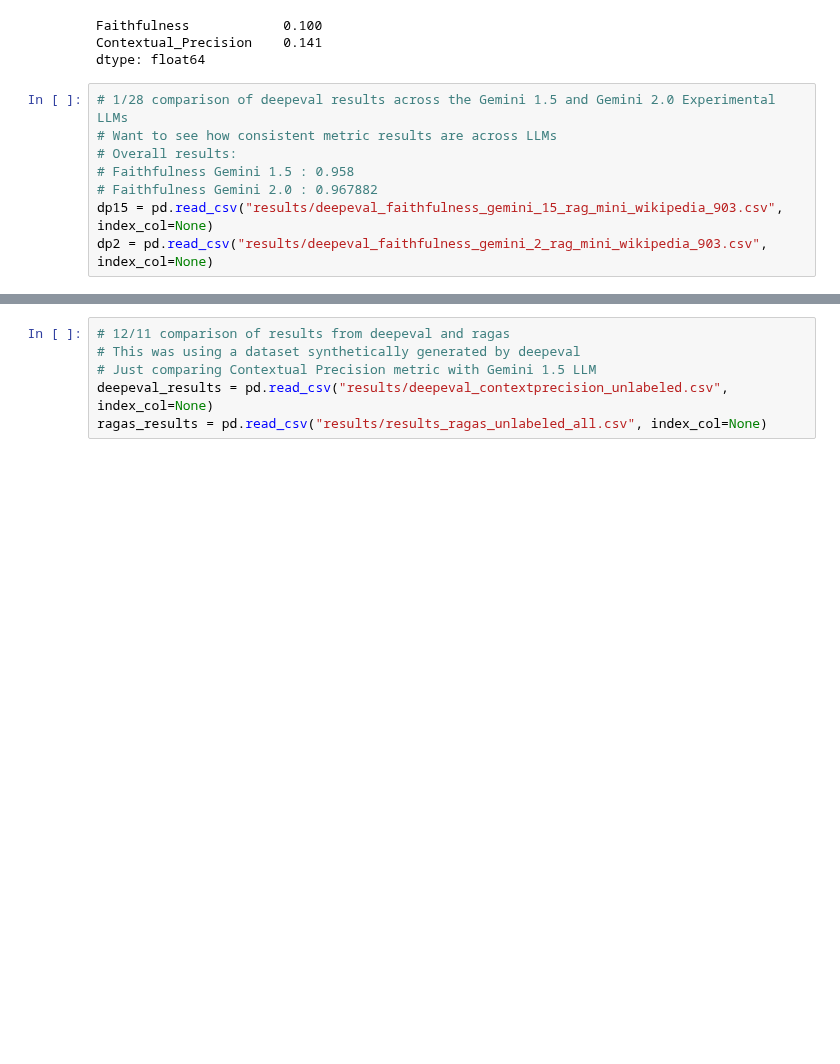
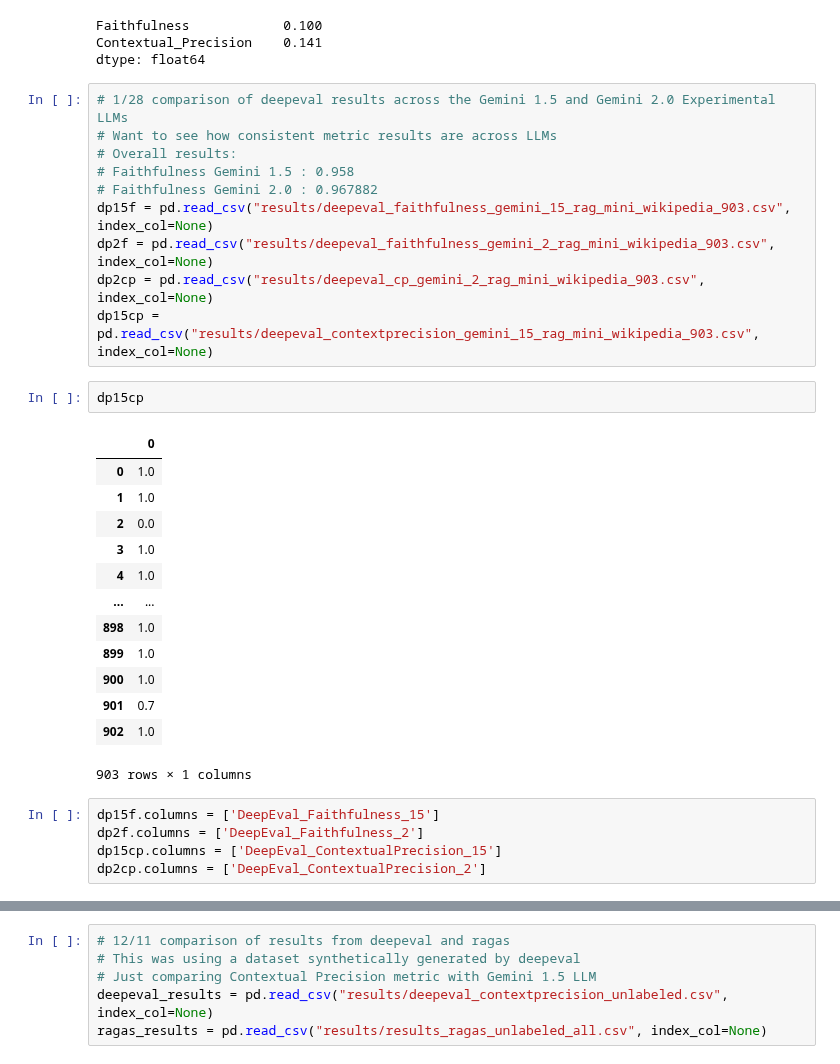
Before and after one commit to sr231/RAG-Evaluations, a Jupyter notebook: Results_Comparison.ipynb, the cells around one changed output, grey strips where cells are left out. Saved outputs shown, nothing was run; the diff lists cells and outputs as text; blank space fills up the shorter version.

```diff
--- a/Results_Comparison.ipynb
+++ b/Results_Comparison.ipynb
@@ -26,6 +26,29 @@ dtype: float64
 # Overall results:
 # Faithfulness Gemini 1.5 : 0.958
 # Faithfulness Gemini 2.0 : 0.967882
-dp15 = pd.read_csv("results/deepeval_faithfulness_gemini_15_rag_mini_wikipedia_903.csv", index_col=None)
-dp2 = pd.read_csv("results/deepeval_faithfulness_gemini_2_rag_mini_wikipedia_903.csv", index_col=None)
+dp15f = pd.read_csv("results/deepeval_faithfulness_gemini_15_rag_mini_wikipedia_903.csv", index_col=None)
+dp2f = pd.read_csv("results/deepeval_faithfulness_gemini_2_rag_mini_wikipedia_903.csv", index_col=None)
+dp2cp = pd.read_csv("results/deepeval_cp_gemini_2_rag_mini_wikipedia_903.csv", index_col=None)
+dp15cp = pd.read_csv("results/deepeval_contextprecision_gemini_15_rag_mini_wikipedia_903.csv", index_col=None)
+# %%
+dp15cp
+# %% [output]
+|  | 0 |
+| 0 | 1.0 |
+| 1 | 1.0 |
+| 2 | 0.0 |
+| 3 | 1.0 |
+| 4 | 1.0 |
+| ... | ... |
+| 898 | 1.0 |
+| 899 | 1.0 |
+| 900 | 1.0 |
+| 901 | 0.7 |
+| 902 | 1.0 |
+903 rows × 1 columns
+# %%
+dp15f.columns = ['DeepEval_Faithfulness_15']
+dp2f.columns = ['DeepEval_Faithfulness_2']
+dp15cp.columns = ['DeepEval_ContextualPrecision_15']
+dp2cp.columns = ['DeepEval_ContextualPrecision_2']
 # %%
```
Also changed, not shown: parts of 11 cells of this notebook, 1 other file.
